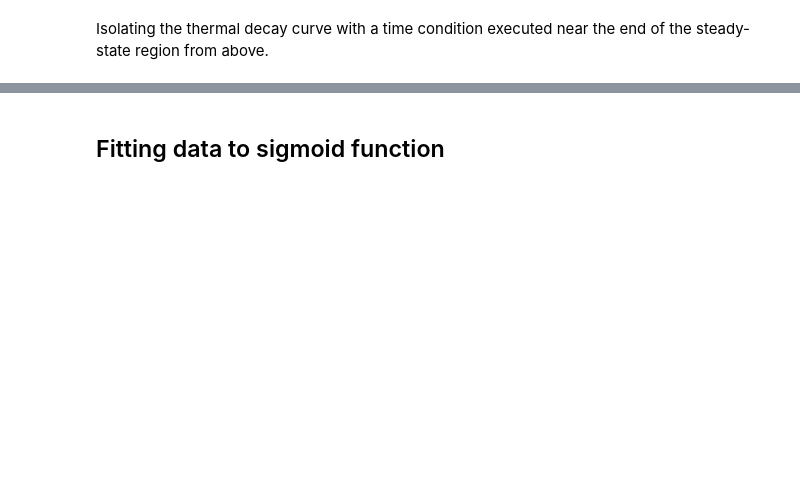
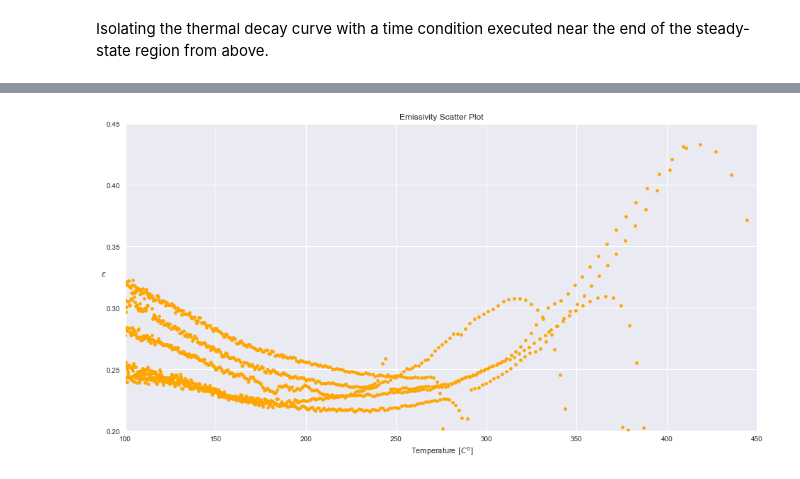
Before and after one commit to caheredia/Emissivity_Bayes, a Jupyter notebook: deliver/2017-10-28_ch_emissivity_bayes.ipynb, the cells around one changed output, grey strips where cells are left out. Saved outputs shown, nothing was run; the diff lists cells and outputs as text; code cells hidden in the pictures; blank space fills up the shorter version.

```diff
--- a/deliver/2017-10-28_ch_emissivity_bayes.ipynb
+++ b/deliver/2017-10-28_ch_emissivity_bayes.ipynb
@@ -117,8 +122,14 @@ plt.show()
 # %%
-df = pd.concat( [ df1[['Temp','em']], df2[['Temp','em']],df3[['Temp','em']], df4[['Temp','em']],df5[['Temp','em']]    ], ignore_index = True)
+# Combining all the data frames into a single data frame
+df = pd.concat( [ df1[['Temp','em']], df2[['Temp','em']],
+                 df3[['Temp','em']], df4[['Temp','em']],
+                 df5[['Temp','em']] ], ignore_index = True)
 # %%
-df.plot.scatter(y = 'em', x = 'Temp', color = 'orange', ylim = (0.2,.45),  xlim = (100,450), legend = False, figsize=(15,3.5), title ='Emissivity Scatter Plot')
+df.plot.scatter(y = 'em', x = 'Temp', color = 'orange',
+                ylim = (0.2,.45),  xlim = (100,450),
+                legend = False, figsize=(16,8),
+                title ='Emissivity Scatter Plot')
 plt.xlabel(' Temperature $[C^o]$', rotation = 0)
 plt.ylabel('$\epsilon$', rotation = 0);
+# %% [output]
+[figure, added]
-# %% [markdown]
-## Fitting data to sigmoid function
```
Also changed, not shown: parts of 15 cells of this notebook.
